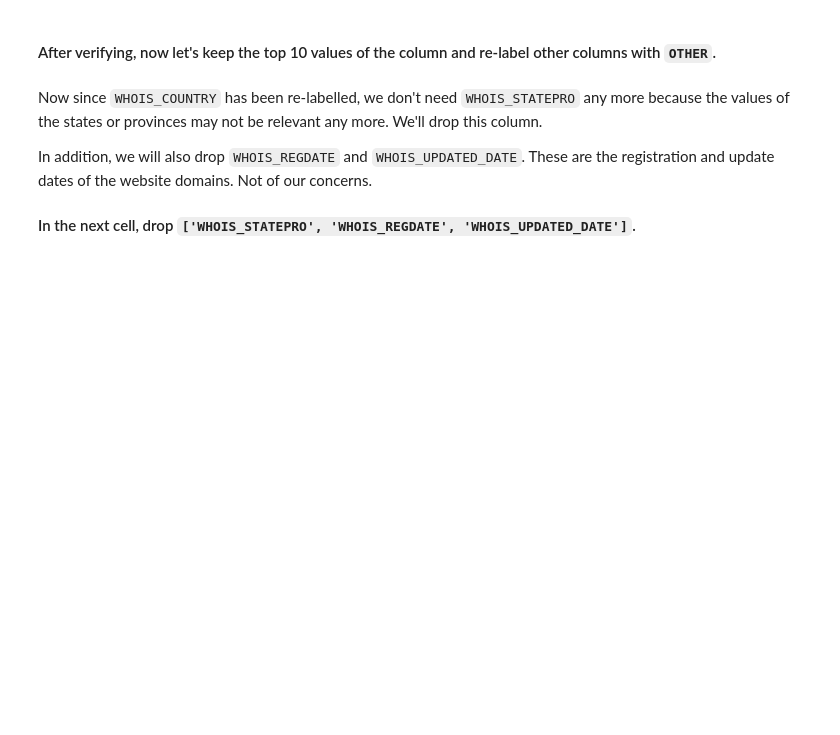
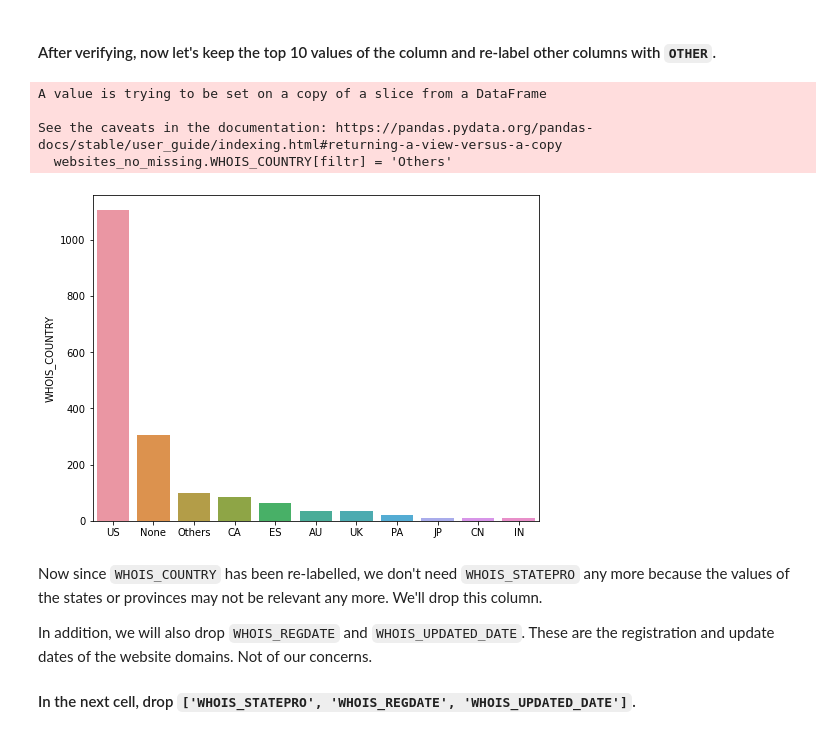
Before and after one commit to EtienneNL/data_analytics202103_module_3, a Jupyter notebook: labs/module_3_labs/Supervised-Learning/your-code/main.ipynb, the cells around one changed output. Cells and saved outputs as stored; diff of their text form; code cells hidden in the pictures; blank space fills up the shorter version.

```diff
--- a/labs/module_3_labs/Supervised-Learning/your-code/main.ipynb
+++ b/labs/module_3_labs/Supervised-Learning/your-code/main.ipynb
@@ -329,3 +356,16 @@ The `WHOIS_COUNTRY` column happens to be this case. You can verify it by print a
+# %%
+top10_list = counts[:10].index.to_list()
+filtr = ~websites_no_missing.WHOIS_COUNTRY.isin(top10_list)
+websites_no_missing.WHOIS_COUNTRY[filtr] = 'Others'
+counts = websites_no_missing.WHOIS_COUNTRY.value_counts()
+fig=plt.figure(figsize=(8, 6))
+sns.barplot(x=counts.index, y=counts);
+# %% [output]
+A value is trying to be set on a copy of a slice from a DataFrame
+
+See the caveats in the documentation: https://pandas.pydata.org/pandas-docs/stable/user_guide/indexing.html#returning-a-view-versus-a-copy
+  websites_no_missing.WHOIS_COUNTRY[filtr] = 'Others'
+[figure, added]
 # %% [markdown]
 Now since `WHOIS_COUNTRY` has been re-labelled, we don't need `WHOIS_STATEPRO` any more because the values of the states or provinces may not be relevant any more. We'll drop this column.
 
```
Also changed, not shown: parts of 38 cells of this notebook.
